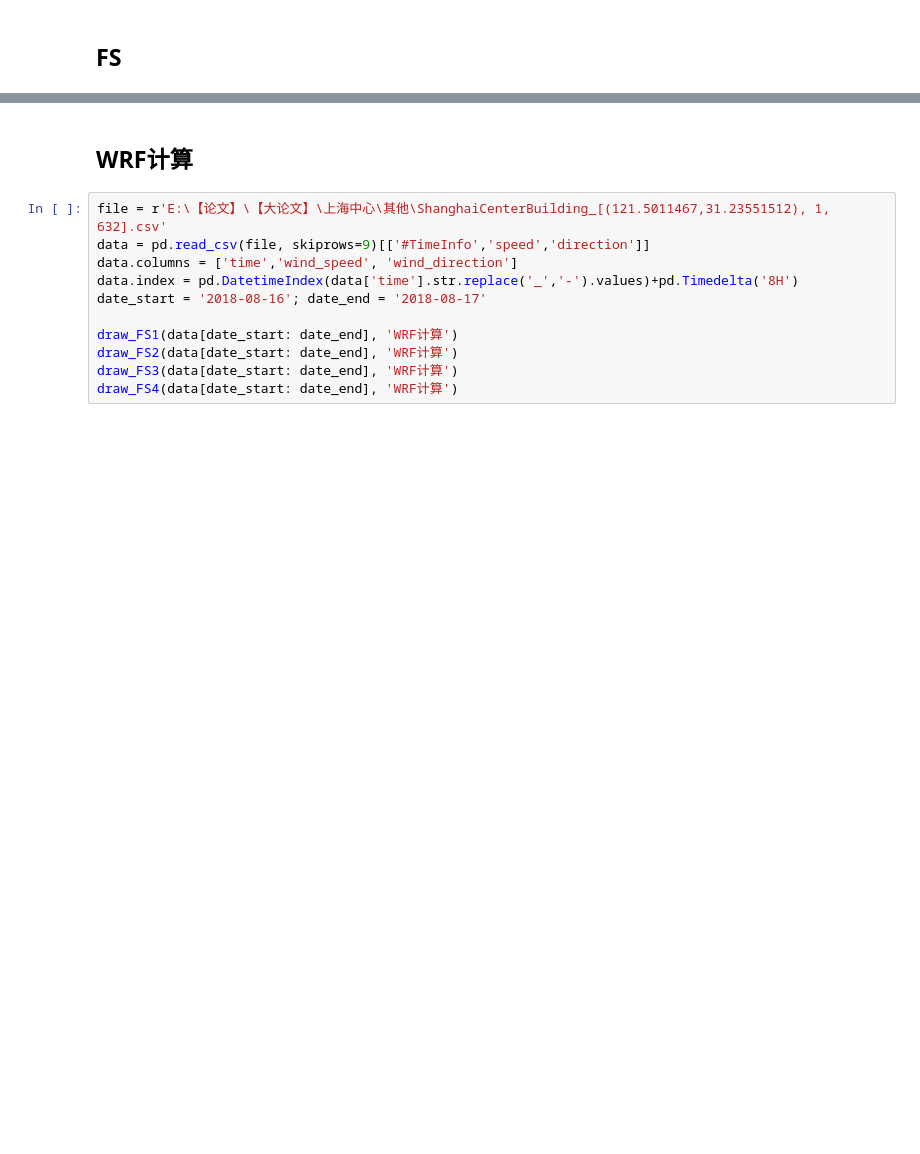
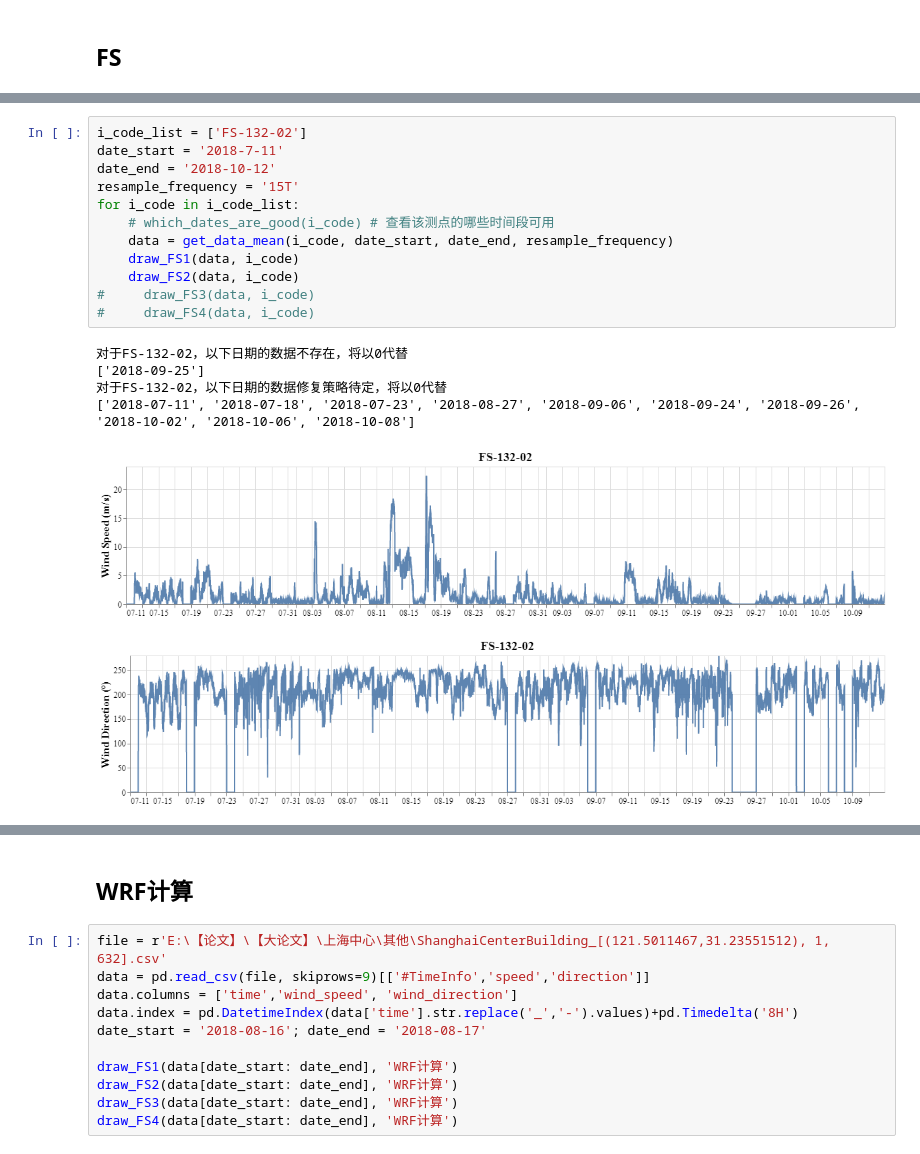
Before and after one commit to Zhen001/Structural-Health-Monitoring-1, a Jupyter notebook: 上海中心/Python脚本/SHZX-Data_export.ipynb, the cells around one changed output, grey strips where cells are left out. Drawn from its saved outputs; the diff is of its cells as text; blank space fills up the shorter version.

```diff
--- a/上海中心/Python脚本/SHZX-Data_export.ipynb
+++ b/上海中心/Python脚本/SHZX-Data_export.ipynb
@@ -137,0 +150,19 @@ for i_code in i_code_list:
+# %%
+i_code_list = ['FS-132-02']
+date_start = '2018-7-11'
+date_end = '2018-10-12'
+resample_frequency = '15T'
+for i_code in i_code_list:
+    # which_dates_are_good(i_code) # 查看该测点的哪些时间段可用
+    data = get_data_mean(i_code, date_start, date_end, resample_frequency)
+    draw_FS1(data, i_code)
+    draw_FS2(data, i_code)
+#     draw_FS3(data, i_code)
+#     draw_FS4(data, i_code)
+# %% [output]
+对于FS-132-02，以下日期的数据不存在，将以0代替
+['2018-09-25']
+对于FS-132-02，以下日期的数据修复策略待定，将以0代替
+['2018-07-11', '2018-07-18', '2018-07-23', '2018-08-27', '2018-09-06', '2018-09-24', '2018-09-26', '2018-10-02', '2018-10-06', '2018-10-08']
+[figure, added]
+[figure, added]
```
Also changed, not shown: parts of 6 cells of this notebook, 1 other file.
